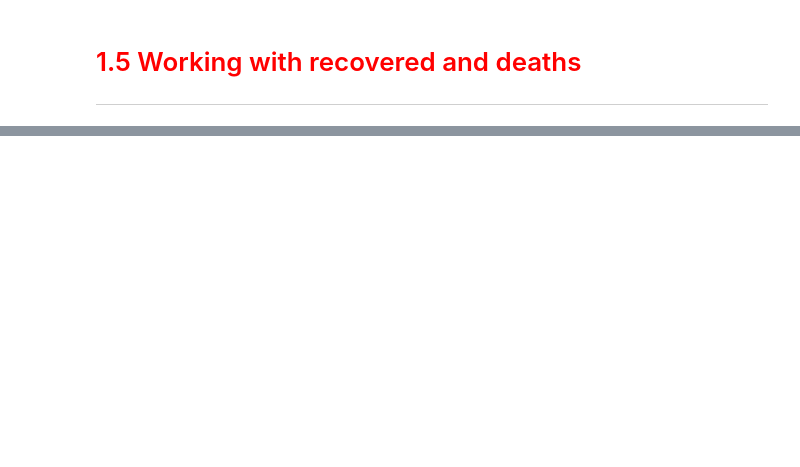
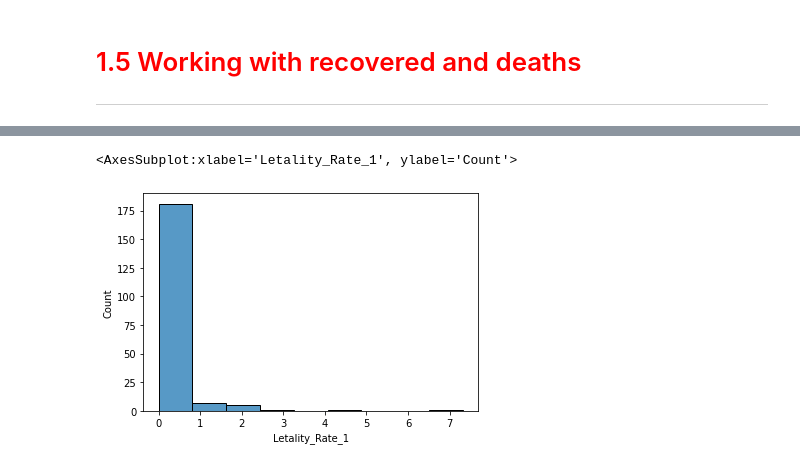
Before and after one commit to Gabriel-limadev/data_science_study, a Jupyter notebook: 11 - Data Science: análises para saúde e medicina/file_courses/case_confirmed_covid_19.ipynb, the cells around one changed output, grey strips where cells are left out. Saved outputs shown, nothing was run; the diff lists cells and outputs as text; code cells hidden in the pictures; blank space fills up the shorter version.

```diff
--- a/11 - Data Science: análises para saúde e medicina/file_courses/case_confirmed_covid_19.ipynb
+++ b/11 - Data Science: análises para saúde e medicina/file_courses/case_confirmed_covid_19.ipynb
@@ -242,0 +304,5 @@ print((sum_up['Deaths'] / sum_up['Confirmed']* 100).round(2),   "%")
+# %%
+sns.histplot(combined.query('Confirmed < 50000'), x = 'Letality_Rate_1')
+# %% [output]
+<AxesSubplot:xlabel='Letality_Rate_1', ylabel='Count'>
+[figure, added]
```
Also changed, not shown: parts of 18 cells of this notebook.
